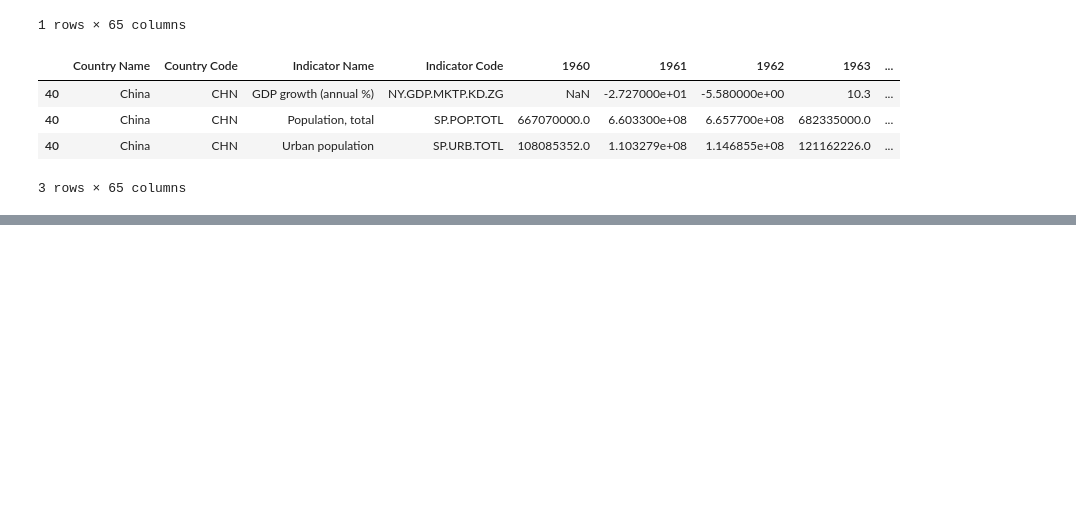
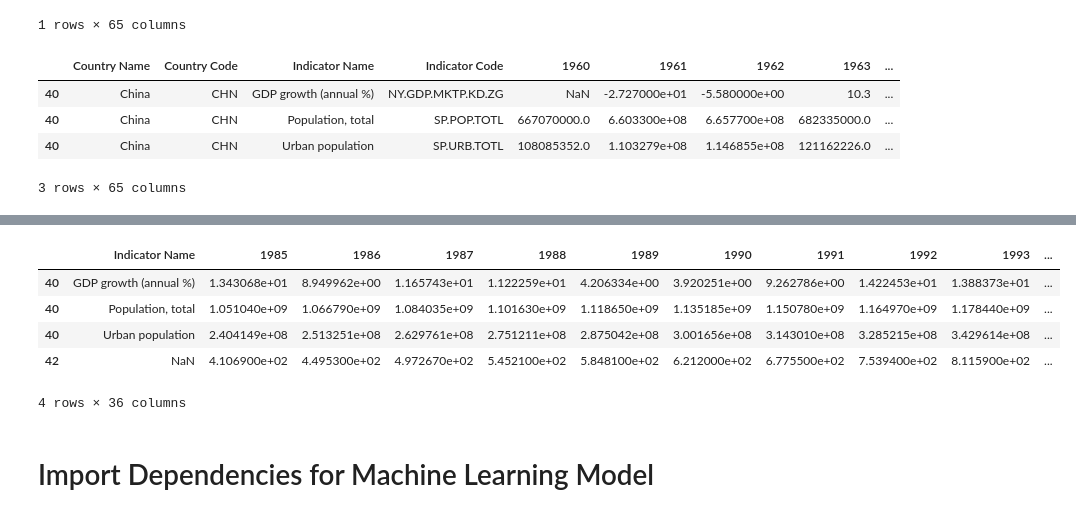
Before and after one commit to jackmcdonnell713/Sustainability_Group, a Jupyter notebook: Final Project.ipynb, the cells around one changed output, grey strips where cells are left out. Saved outputs shown, nothing was run; the diff lists cells and outputs as text; code cells hidden in the pictures; blank space fills up the shorter version.

```diff
--- a/Final Project.ipynb
+++ b/Final Project.ipynb
@@ -75,0 +82,4 @@ chinadata_df.head()
+# %%
+# Create a DataFrame for global DDP data.
+globalelectricity_df = pd.read_csv("electricity-generation.csv")
+globalelectricity_df.head()
@@ -75,0 +94,4 @@ chinadata_df.head()
+# %%
+# Extract china gdp from global gdp dataframe.
+chinaelectricity_df = globalelectricity_df.loc[globalelectricity_df['Country Name']=="China"]
+chinaelectricity_df.head()
@@ -75,0 +104,4 @@ chinadata_df.head()
+# %%
+# Concatenate china dataframes into single dataframe
+alldata_df = chinadata_df.append(chinaelectricity_df)
+alldata_df.head()
@@ -75,0 +115,16 @@ chinadata_df.head()
+# %%
+# Select only columns where we have all data
+# df.drop(df.loc[:, 'B':'D'].columns, axis = 1)
+alldata19852020_df = alldata_df.drop(alldata_df.loc[:, 'Indicator Code':'1984'].columns, axis =1)
+alldatadropcolumns_df = alldata19852020_df.drop(alldata19852020_df.loc[:, 'Country Name':'Country Code'].columns, axis =1)
+alldataclean_df = alldatadropcolumns_df.drop(alldatadropcolumns_df.loc[:, '2020':'Grand Total'].columns, axis =1)
+alldataclean_df.head()
+# %% [output]
+|  | Indicator Name | 1985 | 1986 | 1987 | 1988 | 1989 | 1990 | 1991 | 1992 | 1993 | ... |
+| 40 | GDP growth (annual %) | 1.343068e+01 | 8.949962e+00 | 1.165743e+01 | 1.122259e+01 | 4.206334e+00 | 3.920251e+00 | 9.262786e+00 | 1.422453e+01 | 1.388373e+01 | ... |
+| 40 | Population, total | 1.051040e+09 | 1.066790e+09 | 1.084035e+09 | 1.101630e+09 | 1.118650e+09 | 1.135185e+09 | 1.150780e+09 | 1.164970e+09 | 1.178440e+09 | ... |
+| 40 | Urban population | 2.404149e+08 | 2.513251e+08 | 2.629761e+08 | 2.751211e+08 | 2.875042e+08 | 3.001656e+08 | 3.143010e+08 | 3.285215e+08 | 3.429614e+08 | ... |
+| 42 | NaN | 4.106900e+02 | 4.495300e+02 | 4.972670e+02 | 5.452100e+02 | 5.848100e+02 | 6.212000e+02 | 6.775500e+02 | 7.539400e+02 | 8.115900e+02 | ... |
+4 rows × 36 columns
+# %% [markdown]
+# Import Dependencies for Machine Learning Model
```
Also changed, not shown: parts of 10 cells of this notebook.
